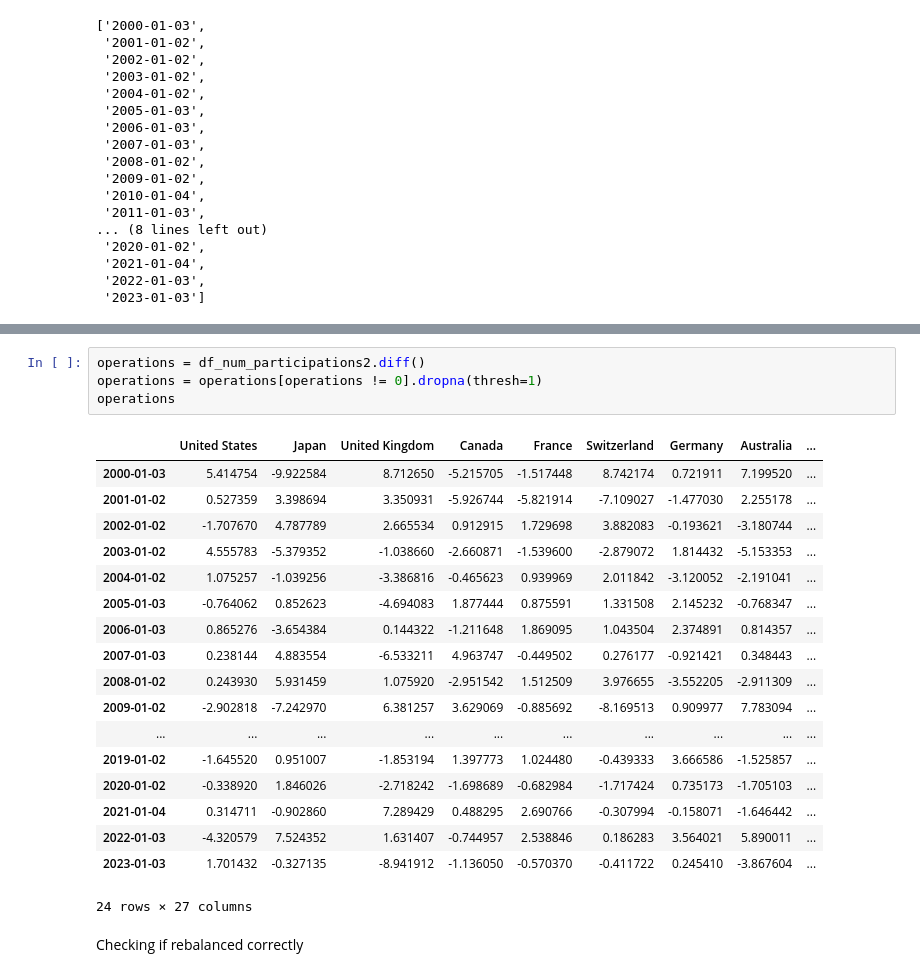
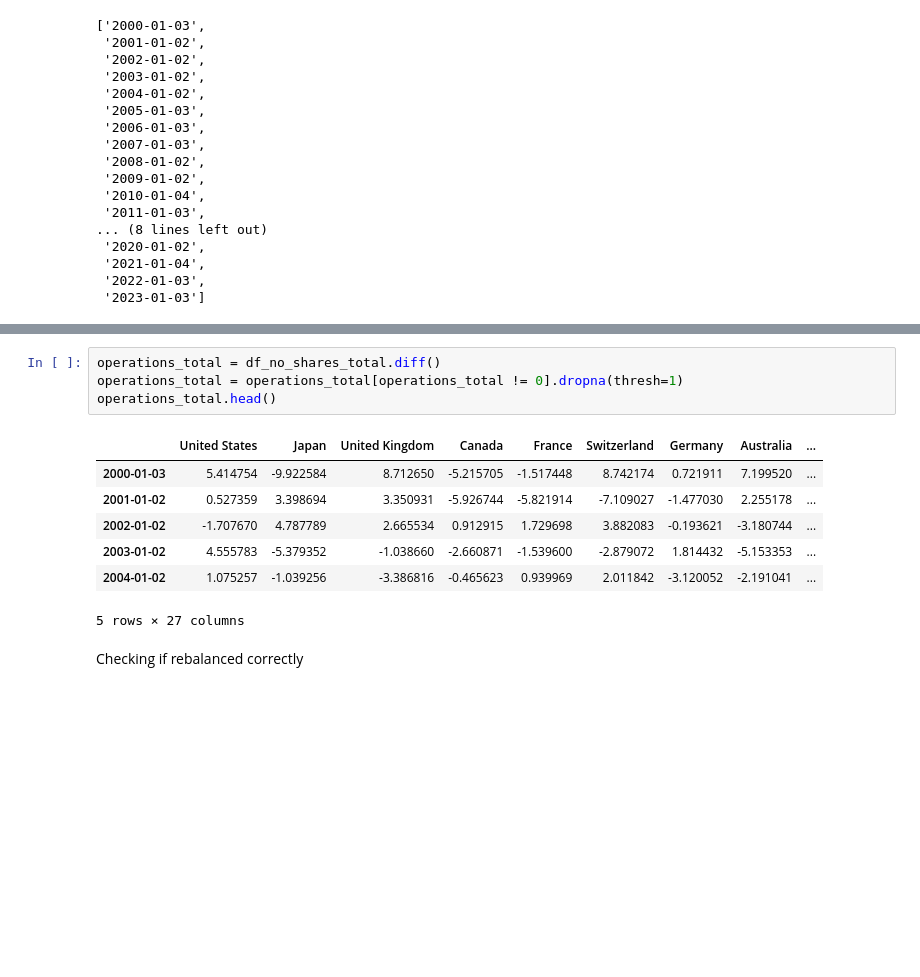
Before and after one commit to lharazin/TFM, a Jupyter notebook: Algorithm/backtesting/msci_acwi_replica_with_rebalancing.ipynb, the cells around one changed output, grey strips where cells are left out. Cells and saved outputs as stored; diff of their text form; blank space fills up the shorter version.

```diff
--- a/Algorithm/backtesting/msci_acwi_replica_with_rebalancing.ipynb
+++ b/Algorithm/backtesting/msci_acwi_replica_with_rebalancing.ipynb
@@ -297,29 +276,18 @@ df_num_participations2
 | 2023-12-28 | 67.337178 | 47.842836 | 55.104034 | 39.615157 | 39.011228 | 24.507050 | 36.490721 | 39.448979 | ... |
 | 2023-12-29 | 67.337178 | 47.842836 | 55.104034 | 39.615157 | 39.011228 | 24.507050 | 36.490721 | 39.448979 | ... |
 6289 rows × 27 columns
-# %%
-operations = df_num_participations2.diff()
-operations = operations[operations != 0].dropna(thresh=1)
-operations
-# %% [output]
-|  | United States | Japan | United Kingdom | Canada | France | Switzerland | Germany | Australia | ... |
-| 2000-01-03 | 5.414754 | -9.922584 | 8.712650 | -5.215705 | -1.517448 | 8.742174 | 0.721911 | 7.199520 | ... |
-| 2001-01-02 | 0.527359 | 3.398694 | 3.350931 | -5.926744 | -5.821914 | -7.109027 | -1.477030 | 2.255178 | ... |
-| 2002-01-02 | -1.707670 | 4.787789 | 2.665534 | 0.912915 | 1.729698 | 3.882083 | -0.193621 | -3.180744 | ... |
-| 2003-01-02 | 4.555783 | -5.379352 | -1.038660 | -2.660871 | -1.539600 | -2.879072 | 1.814432 | -5.153353 | ... |
-| 2004-01-02 | 1.075257 | -1.039256 | -3.386816 | -0.465623 | 0.939969 | 2.011842 | -3.120052 | -2.191041 | ... |
-| 2005-01-03 | -0.764062 | 0.852623 | -4.694083 | 1.877444 | 0.875591 | 1.331508 | 2.145232 | -0.768347 | ... |
-| 2006-01-03 | 0.865276 | -3.654384 | 0.144322 | -1.211648 | 1.869095 | 1.043504 | 2.374891 | 0.814357 | ... |
-| 2007-01-03 | 0.238144 | 4.883554 | -6.533211 | 4.963747 | -0.449502 | 0.276177 | -0.921421 | 0.348443 | ... |
-| 2008-01-02 | 0.243930 | 5.931459 | 1.075920 | -2.951542 | 1.512509 | 3.976655 | -3.552205 | -2.911309 | ... |
-| 2009-01-02 | -2.902818 | -7.242970 | 6.381257 | 3.629069 | -0.885692 | -8.169513 | 0.909977 | 7.783094 | ... |
-| ... | ... | ... | ... | ... | ... | ... | ... | ... | ... |
-| 2019-01-02 | -1.645520 | 0.951007 | -1.853194 | 1.397773 | 1.024480 | -0.439333 | 3.666586 | -1.525857 | ... |
-| 2020-01-02 | -0.338920 | 1.846026 | -2.718242 | -1.698689 | -0.682984 | -1.717424 | 0.735173 | -1.705103 | ... |
-| 2021-01-04 | 0.314711 | -0.902860 | 7.289429 | 0.488295 | 2.690766 | -0.307994 | -0.158071 | -1.646442 | ... |
-| 2022-01-03 | -4.320579 | 7.524352 | 1.631407 | -0.744957 | 2.538846 | 0.186283 | 3.564021 | 5.890011 | ... |
-| 2023-01-03 | 1.701432 | -0.327135 | -8.941912 | -1.136050 | -0.570370 | -0.411722 | 0.245410 | -3.867604 | ... |
-24 rows × 27 columns
+# %%
+operations_total = df_no_shares_total.diff()
+operations_total = operations_total[operations_total != 0].dropna(thresh=1)
+operations_total.head()
+# %% [output]
+|  | United States | Japan | United Kingdom | Canada | France | Switzerland | Germany | Australia | ... |
+| 2000-01-03 | 5.414754 | -9.922584 | 8.712650 | -5.215705 | -1.517448 | 8.742174 | 0.721911 | 7.199520 | ... |
+| 2001-01-02 | 0.527359 | 3.398694 | 3.350931 | -5.926744 | -5.821914 | -7.109027 | -1.477030 | 2.255178 | ... |
+| 2002-01-02 | -1.707670 | 4.787789 | 2.665534 | 0.912915 | 1.729698 | 3.882083 | -0.193621 | -3.180744 | ... |
+| 2003-01-02 | 4.555783 | -5.379352 | -1.038660 | -2.660871 | -1.539600 | -2.879072 | 1.814432 | -5.153353 | ... |
+| 2004-01-02 | 1.075257 | -1.039256 | -3.386816 | -0.465623 | 0.939969 | 2.011842 | -3.120052 | -2.191041 | ... |
+5 rows × 27 columns
 # %% [markdown]
 Checking if rebalanced correctly
 # %%
```
Also changed, not shown: parts of 26 cells of this notebook, 3 other files.
